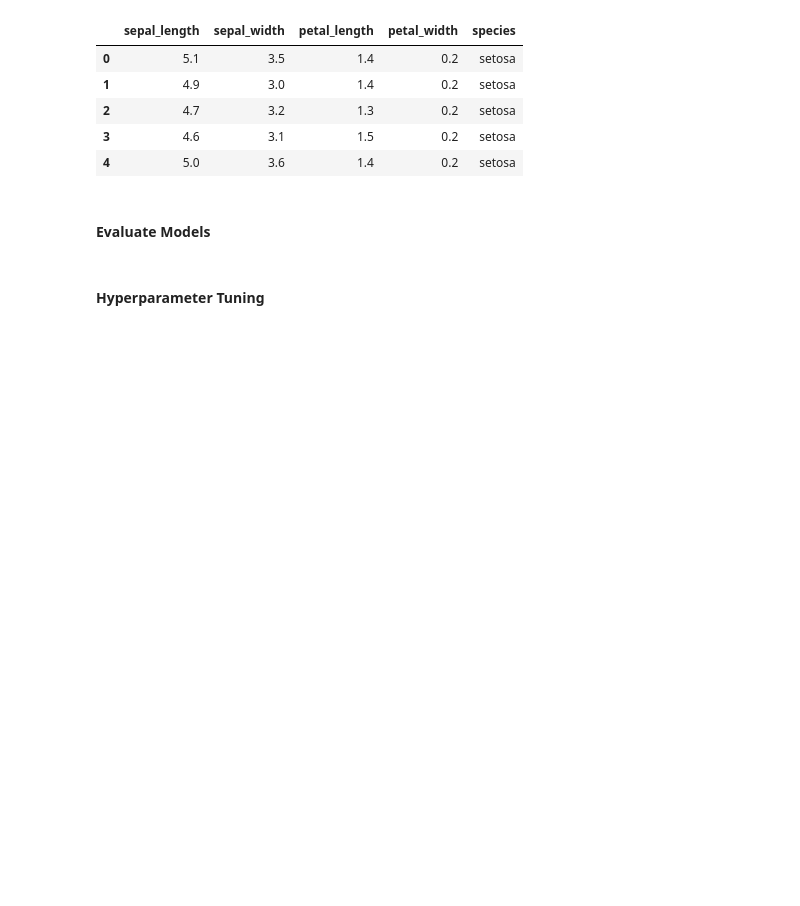
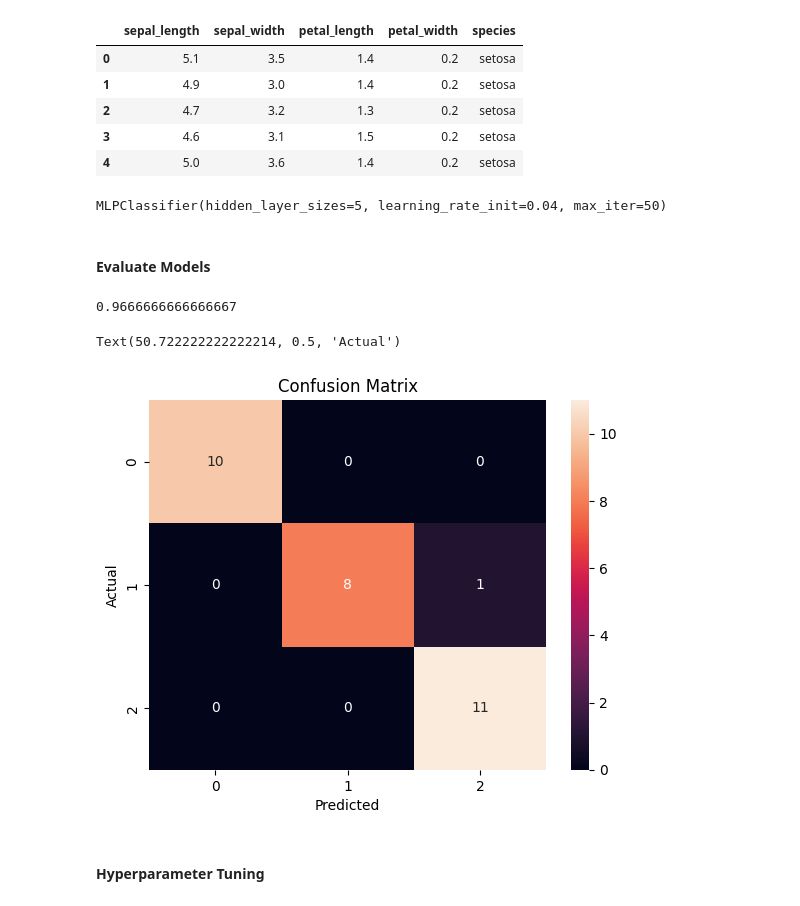
Before and after one commit to UPEN-Thaitiel/neural-networks-introduction-1Francisco, a Jupyter notebook: iris_neural_networks.ipynb, the cells around one changed output. Cells and saved outputs as stored; diff of their text form; code cells hidden in the pictures; blank space fills up the shorter version.

```diff
--- a/iris_neural_networks.ipynb
+++ b/iris_neural_networks.ipynb
@@ -41,10 +20,31 @@ df.head()
 from sklearn.model_selection import train_test_split
 
 y = df['species']
+x = df.drop(columns=['species'])
+
+X_train, X_test, y_train, y_test = train_test_split(x, y, test_size=0.2, random_state=42)
+# %%
+from sklearn.neural_network import MLPClassifier
+from sklearn import metrics
+NN = MLPClassifier(hidden_layer_sizes=5, max_iter=50,activation='relu', learning_rate='constant', learning_rate_init=0.04)
+NN.fit(X_train, y_train)
+# %% [output]
+MLPClassifier(hidden_layer_sizes=5, learning_rate_init=0.04, max_iter=50)
 # %% [markdown]
 #### Evaluate Models
 # %%
-y_pred = NN.
+y_pred = NN.predict(X_test)
+metrics.accuracy_score(y_test, y_pred)
+# %% [output]
+0.9666666666666667
+# %%
+sns.heatmap(metrics.confusion_matrix(y_test, y_pred), annot=True, fmt='d')
+plt.title('Confusion Matrix')
+plt.xlabel('Predicted')
+plt.ylabel('Actual')
+# %% [output]
+Text(50.722222222222214, 0.5, 'Actual')
+[figure, added]
 # %% [markdown]
 #### Hyperparameter Tuning
 # %%
```
Also changed, not shown: parts of 5 cells of this notebook, 1 other file.
